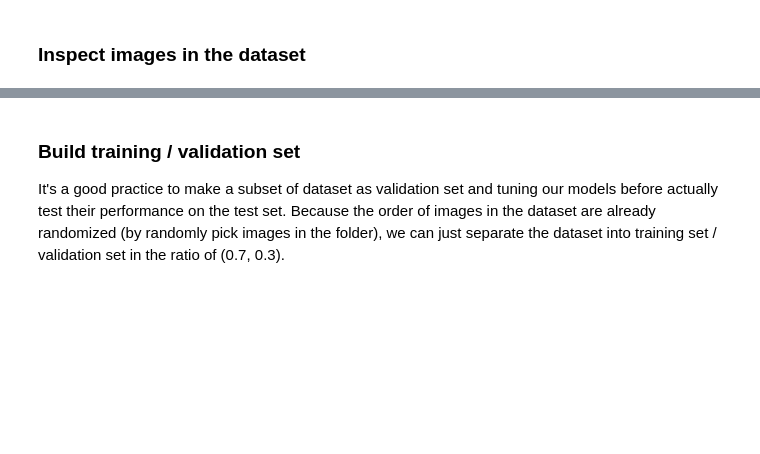
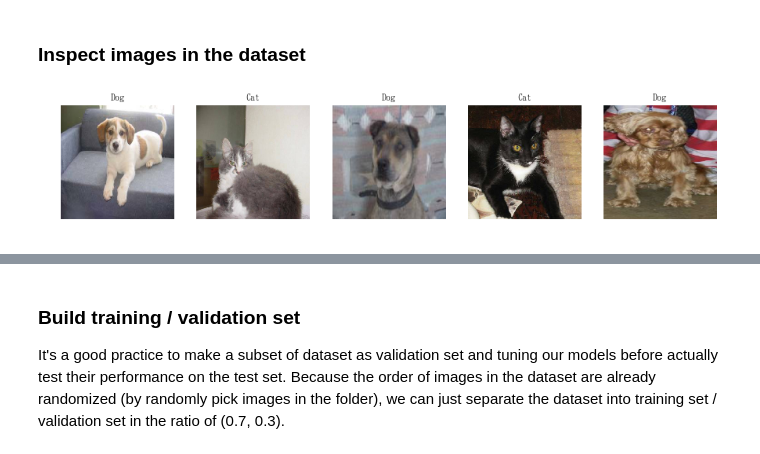
Before and after one commit to leemengtw/cat-recognition-train, a Jupyter notebook: cat_recognizer.ipynb, the cells around one changed output, grey strips where cells are left out. Cells and saved outputs as stored; diff of their text form; code cells hidden in the pictures; blank space fills up the shorter version.

```diff
--- a/cat_recognizer.ipynb
+++ b/cat_recognizer.ipynb
@@ -37,2 +42,8 @@ print(X.shape, y.shape)
 # %% [markdown]
 ### Inspect images in the dataset
+# %%
+num_samples = 5
+show_images_horizontally(X[:num_samples], y[:num_samples], figsize=(15, 10),
+                         lookup_label={0: 'Dog', 1: 'Cat'})
+# %% [output]
+[figure, added]
```
Also changed, not shown: parts of 11 cells of this notebook.
